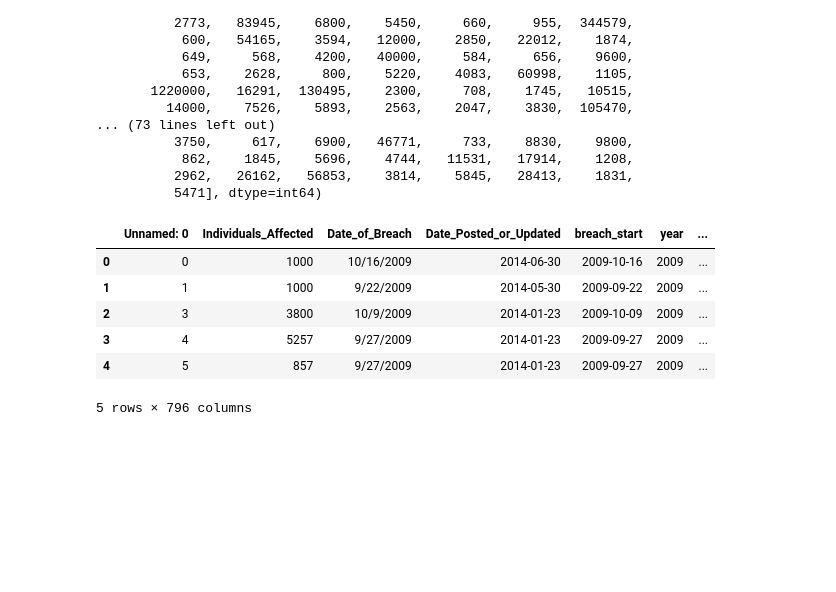
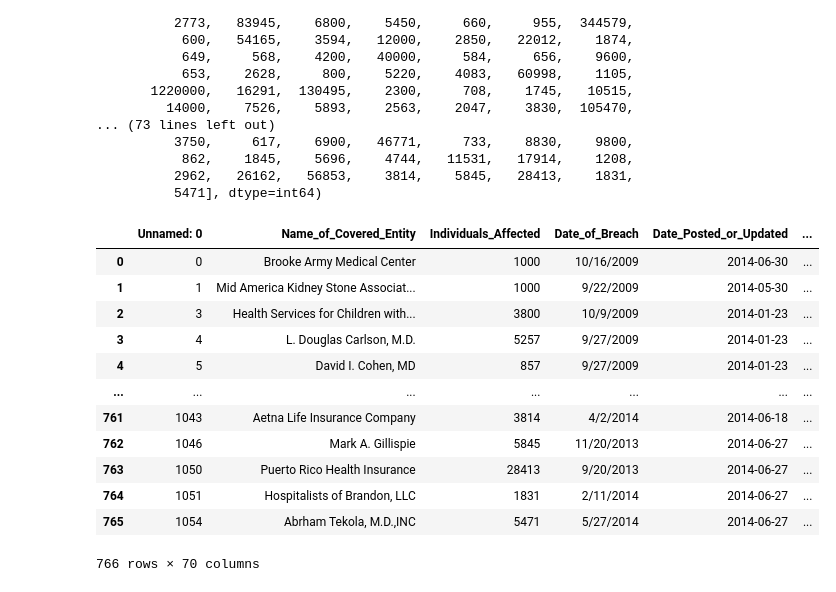
Before and after one commit to JacquelineGomez06/Cyber_Capstone, a Jupyter notebook: lasso.ipynb, the cells around one changed output. Cells and saved outputs as stored; diff of their text form; code cells hidden in the pictures; blank space fills up the shorter version.

```diff
--- a/lasso.ipynb
+++ b/lasso.ipynb
@@ -80,13 +82,19 @@ array([   1000,    3800,    5257,     857,    6145,     952,    5166,
           2962,   26162,   56853,    3814,    5845,   28413,    1831,
           5471], dtype=int64)
 # %%
-data_dc = pd.get_dummies(data, columns=['Name_of_Covered_Entity','State','Type_of_Breach_Hacking/IT Incident','Type_of_Breach_Loss','Type_of_Breach_Improper Disposal','Type_of_Breach_Other'] , prefix='')
-data_dc.head()
+data_dc = pd.get_dummies(data, columns=['State'])
+data_dc
 # %% [output]
-|  | Unnamed: 0 | Individuals_Affected | Date_of_Breach | Date_Posted_or_Updated | breach_start | year | ... |
-| 0 | 0 | 1000 | 10/16/2009 | 2014-06-30 | 2009-10-16 | 2009 | ... |
-| 1 | 1 | 1000 | 9/22/2009 | 2014-05-30 | 2009-09-22 | 2009 | ... |
-| 2 | 3 | 3800 | 10/9/2009 | 2014-01-23 | 2009-10-09 | 2009 | ... |
-| 3 | 4 | 5257 | 9/27/2009 | 2014-01-23 | 2009-09-27 | 2009 | ... |
-| 4 | 5 | 857 | 9/27/2009 | 2014-01-23 | 2009-09-27 | 2009 | ... |
+|  | Unnamed: 0 | Name_of_Covered_Entity | Individuals_Affected | Date_of_Breach | Date_Posted_or_Updated | ... |
+| 0 | 0 | Brooke Army Medical Center | 1000 | 10/16/2009 | 2014-06-30 | ... |
+| 1 | 1 | Mid America Kidney Stone Associat... | 1000 | 9/22/2009 | 2014-05-30 | ... |
+| 2 | 3 | Health Services for Children with... | 3800 | 10/9/2009 | 2014-01-23 | ... |
+| 3 | 4 | L. Douglas Carlson, M.D. | 5257 | 9/27/2009 | 2014-01-23 | ... |
+| 4 | 5 | David I. Cohen, MD | 857 | 9/27/2009 | 2014-01-23 | ... |
+| ... | ... | ... | ... | ... | ... | ... |
+| 761 | 1043 | Aetna Life Insurance Company | 3814 | 4/2/2014 | 2014-06-18 | ... |
+| 762 | 1046 | Mark A. Gillispie | 5845 | 11/20/2013 | 2014-06-27 | ... |
+| 763 | 1050 | Puerto Rico Health Insurance | 28413 | 9/20/2013 | 2014-06-27 | ... |
+| 764 | 1051 | Hospitalists of Brandon, LLC | 1831 | 2/11/2014 | 2014-06-27 | ... |
+| 765 | 1054 | Abrham Tekola, M.D.,INC | 5471 | 5/27/2014 | 2014-06-27 | ... |
-5 rows × 796 columns
+766 rows × 70 columns
```
Also changed, not shown: parts of 11 cells of this notebook, 3 other files.
